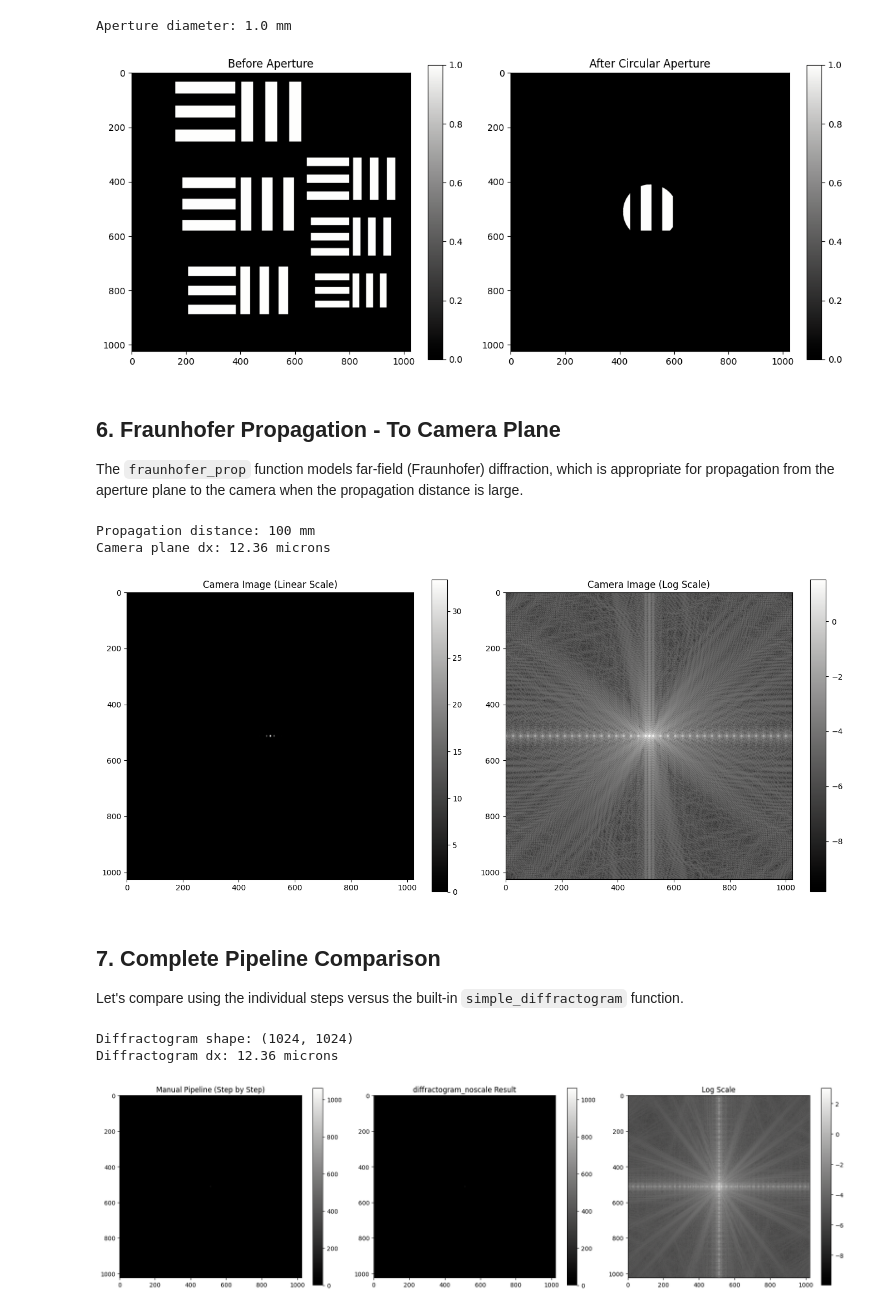
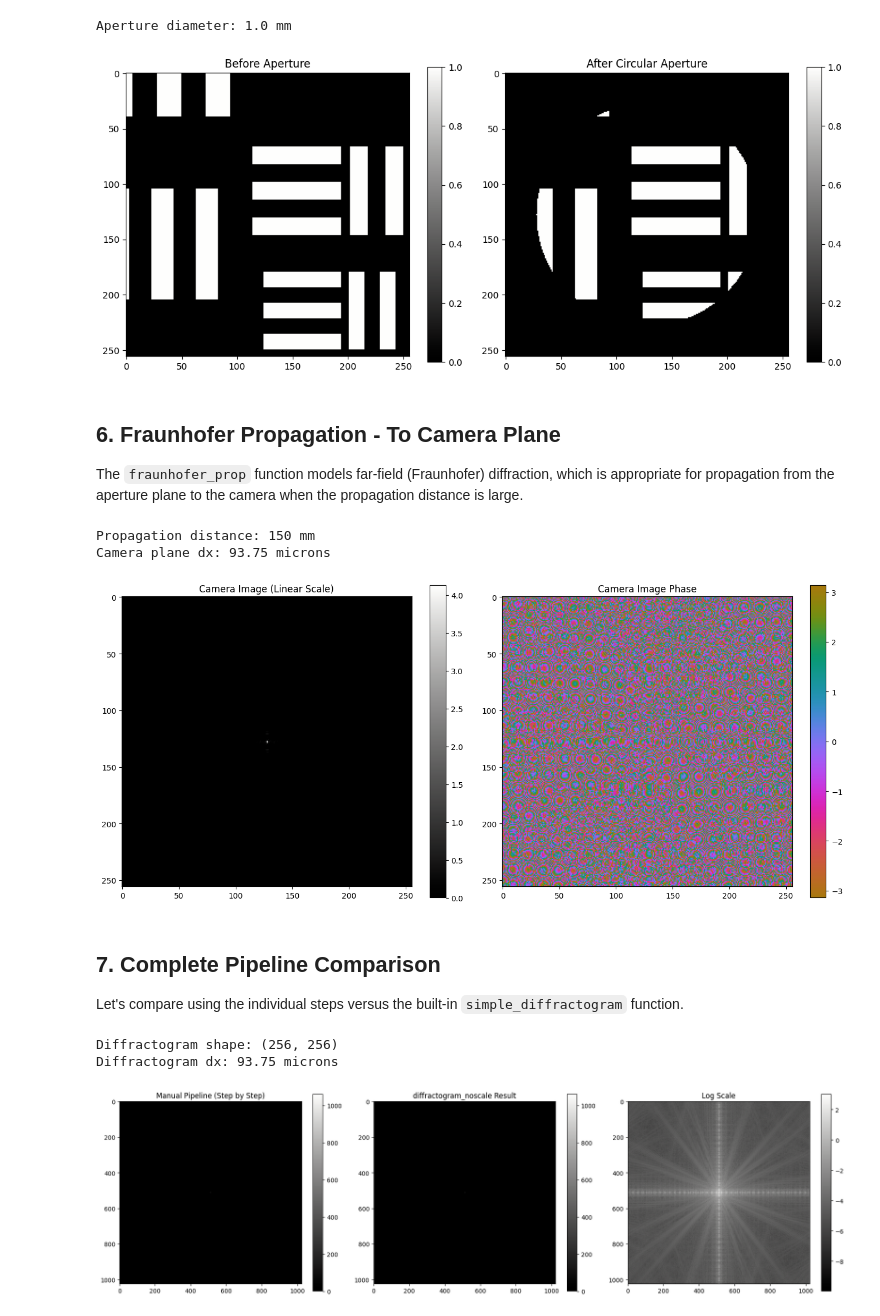
Before and after one commit to debangshu-mukherjee/janssen, a Jupyter notebook: tutorials/SimpleMicroscopeSimulation.ipynb, the cells around one changed output. Saved outputs shown, nothing was run; the diff lists cells and outputs as text; code cells hidden in the pictures.

Commit message:
scaled fraunhofer propagator - scaled to camera pixel size

```diff
--- a/tutorials/SimpleMicroscopeSimulation.ipynb
+++ b/tutorials/SimpleMicroscopeSimulation.ipynb
@@ -39,12 +39,12 @@ We create a sample that is:
 # %%
 pixel_size = 0.5e-6  # 0.5 microns
 num_pixels = 4096
-wavelength = 633e-9  # 633 nm (HeNe laser)
-sample_size = pixel_size * num_pixels  # 2.5 mm
+fov = pixel_size * num_pixels # field of view
+wavelength = 800e-9  # 800 nm (Ar laser)
 
 print(f"Pixel size: {pixel_size * 1e6:.1f} microns")
 print(f"Number of pixels: {num_pixels} x {num_pixels}")
-print(f"Sample size: {sample_size * 1e3:.2f} mm")
+print(f"Field of view: {fov * 1e3:.2f} mm")
 print(f"Wavelength: {wavelength * 1e9:.0f} nm")
 # %% [output]
 Pixel size: 0.5 microns
@@ -94,7 +98,7 @@ plt.show()
 
 We create a collimated (plane wave) illumination to interact with the sample.
 # %%
-illumination_size = 1024
+illumination_size = 256
 
 lightwave = jns.models.plane_wave(
     wavelength=wavelength,
@@ -137,5 +137,5 @@ num_pixels
 # %%
-center = (3250, 1750)
+center = (3250, 2600)
 half_size = illumination_size // 2
 sample_cut = usaf_sample.sample[
     center[0] - half_size : center[0] + half_size,
@@ -282,41 +282,41 @@ plt.colorbar(im1, ax=axes[1])
 plt.tight_layout()
 plt.show()
 # %% [output]
-[figure, old version]
+[figure, new version]
 # %% [markdown]
 ## 6. Fraunhofer Propagation - To Camera Plane
 
 The `fraunhofer_prop` function models far-field (Fraunhofer) diffraction, which is appropriate for propagation from the aperture plane to the camera when the propagation distance is large.
 # %%
 # Propagate to camera plane
-travel_distance = 0.1  # 100 mm to camera
+travel_distance = 0.15  # 100 mm to camera
 
 at_camera = jns.prop.fraunhofer_prop(after_aperture, travel_distance)
 
 print(f"Propagation distance: {travel_distance * 1e3:.0f} mm")
 print(f"Camera plane dx: {at_camera.dx * 1e6:.2f} microns")
 # %% [output]
-Propagation distance: 100 mm
-Camera plane dx: 12.36 microns
+Propagation distance: 150 mm
+Camera plane dx: 93.75 microns
 # %%
 # Calculate the camera image intensity
 camera_intensity = jns.optics.field_intensity(at_camera.field)
 
 # Visualize the camera image
 fig, axes = plt.subplots(1, 2, figsize=(14, 6))
 
 im0 = axes[0].imshow(camera_intensity, cmap=cmo.gray)
 axes[0].set_title('Camera Image (Linear Scale)')
 plt.colorbar(im0, ax=axes[0])
 
-im1 = axes[1].imshow(jnp.log10(camera_intensity + 1e-10), cmap=cmo.gray)
-axes[1].set_title('Camera Image (Log Scale)')
+im1 = axes[1].imshow(jnp.angle(at_camera.field), cmap=cmo.phase)
+axes[1].set_title('Camera Image Phase')
 plt.colorbar(im1, ax=axes[1])
 
 plt.tight_layout()
 plt.show()
 # %% [output]
-[figure, old version]
+[figure, new version]
 # %% [markdown]
 ## 7. Complete Pipeline Comparison
 
@@ -340,8 +340,8 @@ diffractogram_intensity = jns.optics.field_intensity(at_camera_combined.field)
 print(f"Diffractogram shape: {diffractogram_intensity.shape}")
 print(f"Diffractogram dx: {at_camera_combined.dx * 1e6:.2f} microns")
 # %% [output]
-Diffractogram shape: (1024, 1024)
-Diffractogram dx: 12.36 microns
+Diffractogram shape: (256, 256)
+Diffractogram dx: 93.75 microns
 # %%
 # Visualize the diffractogram and compare with manual steps
 fig, axes = plt.subplots(1, 3, figsize=(18, 5))
```
Also changed, not shown: parts of 10 cells of this notebook, 3 other files.
